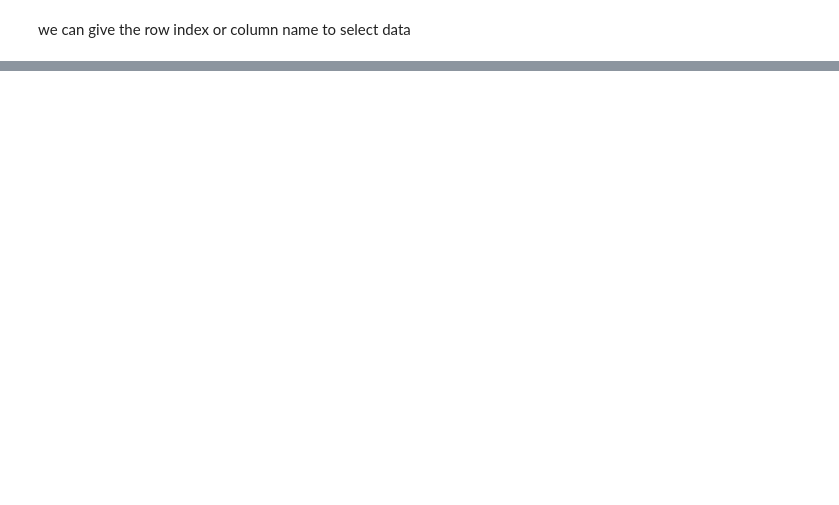
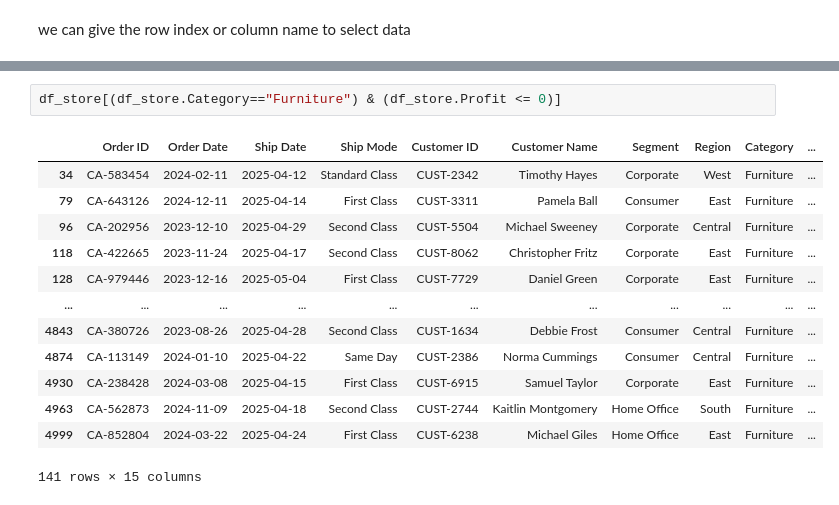
Before and after one commit to mithra-tejvarma/p-plan-2026, a Jupyter notebook: data-analysis-python/notebooks/pandas_practice_02.ipynb, the cells around one changed output, grey strips where cells are left out. Drawn from its saved outputs; the diff is of its cells as text; blank space fills up the shorter version.

```diff
--- a/data-analysis-python/notebooks/pandas_practice_02.ipynb
+++ b/data-analysis-python/notebooks/pandas_practice_02.ipynb
@@ -46,0 +305,16 @@ KeyError: 'City'
+# %%
+df_store[(df_store.Category=="Furniture") & (df_store.Profit <= 0)]
+# %% [output]
+|  | Order ID | Order Date | Ship Date | Ship Mode | Customer ID | Customer Name | Segment | Region | Category | ... |
+| 34 | CA-583454 | 2024-02-11 | 2025-04-12 | Standard Class | CUST-2342 | Timothy Hayes | Corporate | West | Furniture | ... |
+| 79 | CA-643126 | 2024-12-11 | 2025-04-14 | First Class | CUST-3311 | Pamela Ball | Consumer | East | Furniture | ... |
+| 96 | CA-202956 | 2023-12-10 | 2025-04-29 | Second Class | CUST-5504 | Michael Sweeney | Corporate | Central | Furniture | ... |
+| 118 | CA-422665 | 2023-11-24 | 2025-04-17 | Second Class | CUST-8062 | Christopher Fritz | Corporate | East | Furniture | ... |
+| 128 | CA-979446 | 2023-12-16 | 2025-05-04 | First Class | CUST-7729 | Daniel Green | Corporate | East | Furniture | ... |
+| ... | ... | ... | ... | ... | ... | ... | ... | ... | ... | ... |
+| 4843 | CA-380726 | 2023-08-26 | 2025-04-28 | Second Class | CUST-1634 | Debbie Frost | Consumer | Central | Furniture | ... |
+| 4874 | CA-113149 | 2024-01-10 | 2025-04-22 | Same Day | CUST-2386 | Norma Cummings | Consumer | Central | Furniture | ... |
+| 4930 | CA-238428 | 2024-03-08 | 2025-04-15 | First Class | CUST-6915 | Samuel Taylor | Corporate | East | Furniture | ... |
+| 4963 | CA-562873 | 2024-11-09 | 2025-04-18 | Second Class | CUST-2744 | Kaitlin Montgomery | Home Office | South | Furniture | ... |
+| 4999 | CA-852804 | 2024-03-22 | 2025-04-24 | First Class | CUST-6238 | Michael Giles | Home Office | East | Furniture | ... |
+141 rows × 15 columns
```
Also changed, not shown: parts of 27 cells of this notebook.
